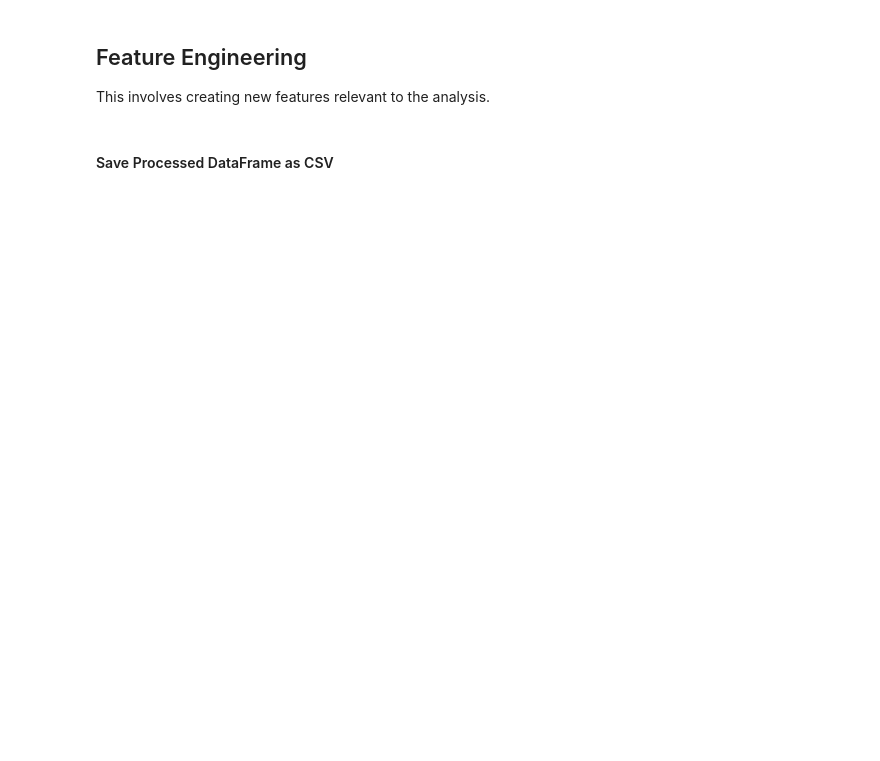
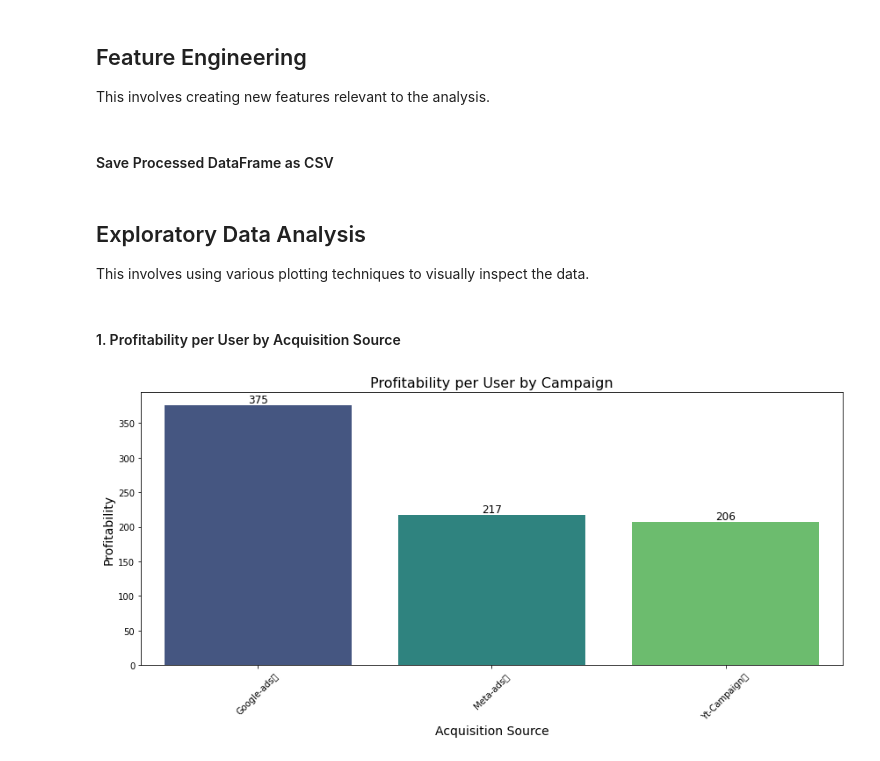
Before and after one commit to tracy-gwehona/Marketing-Campaign-Analysis-and-Customer-Acquisition-Prediction, a Jupyter notebook: Marketing_Analysis/campaign_analysis.ipynb, the cells around one changed output. Drawn from its saved outputs; the diff is of its cells as text; code cells hidden in the pictures; blank space fills up the shorter version.

```diff
--- a/Marketing_Analysis/campaign_analysis.ipynb
+++ b/Marketing_Analysis/campaign_analysis.ipynb
@@ -103 +111,4 @@ I am going to identify, correct, and remove errors, inconsistencies, and inaccur
+# %%
+# Convert `ProductPrice` to numeric
+df.loc[:, 'ProductPrice'] = pd.to_numeric(df['ProductPrice'], errors='coerce')
 # %% [markdown]
@@ -154,10 +165,18 @@ A couple of columns have missing values. They include:
      - Dropping these columns if they are not critical for analysis.
      - Filtering out rows with missing values if the dataset size allows.
 # %%
-# Dealing with missing values
+# Fill missing values in 'Customer_Name' column with 'Unknown'
 df['Customer_Name'] = df['Customer_Name'].fillna("Unknown")
+
+# Fill missing values in 'AcquisitionSource' column with 'Unknown'
 df['AcquisitionSource'] = df['AcquisitionSource'].fillna("Unknown")
+
+# Drop rows with missing values in any column
+df.dropna(inplace=True)
+
+# Drop the 'Fraud', 'CardType', and 'Gender' columns from the DataFrame as they are not relevant to the analysis
 df = df.drop(columns = ['Fraud', 'CardType', 'Gender'])
+
 
 # Check again to see if all missing values are handled
 df.isna().sum()
@@ -207,6 +226,3 @@ df_filtered = df[columns_to_keep]
 Some columns may need to have their data types changed to ensure they are correctly interpreted for analysis (e.g., converting dates from string to datetime format or numerical columns from object to float).
 
 In this step, we are converting the 'ProductPrice' column from an object (string) data type to a numeric data type (float). This is necessary because 'ProductPrice' represents a numerical value, and performing mathematical operations on it in its current string format would not be possible.
-# %%
-# Convert `ProductPrice` to numeric
-df_filtered.loc[:, 'ProductPrice'] = pd.to_numeric(df_filtered['ProductPrice'], errors='coerce')
@@ -243,3 +253,34 @@ campaign_summary['Profitability'] = campaign_summary['TotalProfit'] / campaign_s
 # %%
 # Save the 'df_filtered' DataFrame as a CSV file in the 'Customer_Prediction/data/' folder
 df_filtered.to_csv('../Customer_Prediction/data/df_filtered.csv', index=False)
+# %% [markdown]
+## Exploratory Data Analysis
+This involves using various plotting techniques to visually inspect the data.
+# %% [markdown]
+#### 1. Profitability per User by Acquisition Source
+# %%
+# Sort the campaign summary by 'Profitability' in descending order
+campaign_summary_sorted = campaign_summary.sort_values(by='Profitability', ascending=False)
+
+# Set the figure size for the plot
+plt.figure(figsize=(12, 6))
+
+# Create a bar plot to visualize profitability per user by acquisition source
+sns.barplot(x='AcquisitionSource', y='Profitability', data=campaign_summary_sorted, palette='viridis')
+
+# Set the title, x-axis label and y-axis label of the plot
+plt.title('Profitability per User by Campaign', fontsize=16)
+plt.xlabel('Acquisition Source', fontsize=14)
+plt.ylabel('Profitability', fontsize=14)
+
+# Rotate x-axis labels for better readability
+plt.xticks(rotation=45)
+
+# Add the values on top of the bars
+for index, value in enumerate(campaign_summary_sorted['Profitability']):
+    plt.text(index, value + 0.05, str(int(value)), ha='center', va='bottom', fontsize=12)
+
+plt.tight_layout()
+plt.show()
+# %% [output]
+[figure, added]
```
Also changed, not shown: parts of 11 cells of this notebook, 1 other file.
